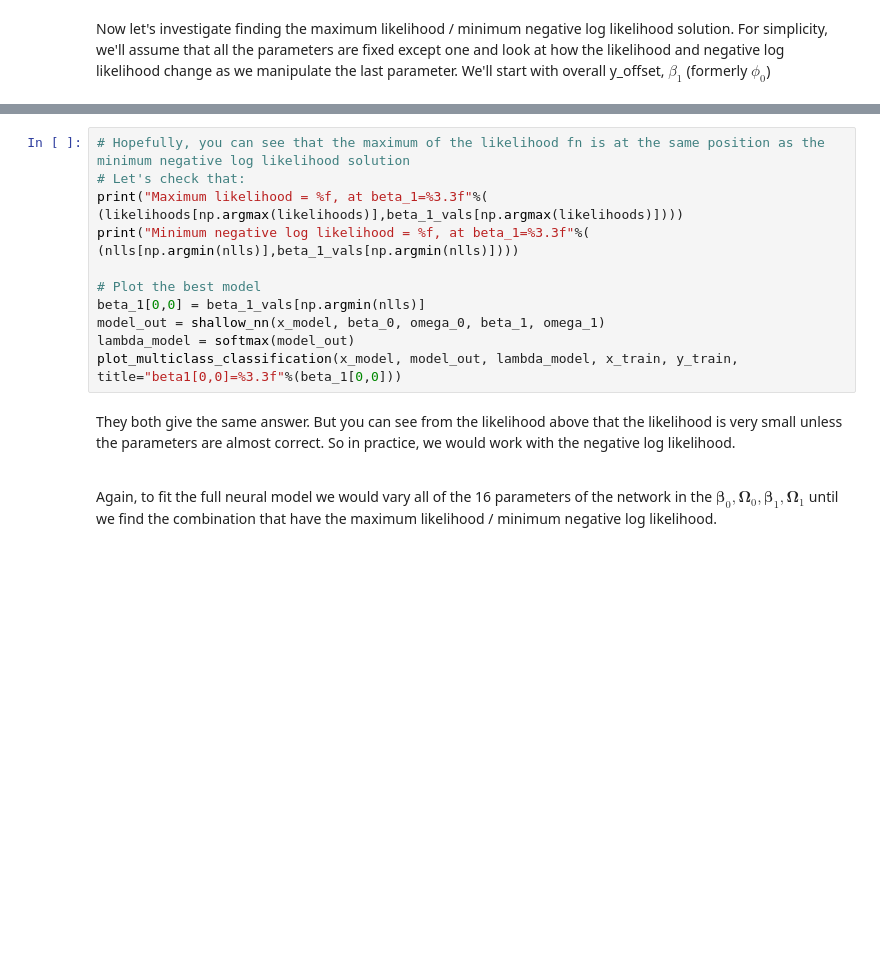
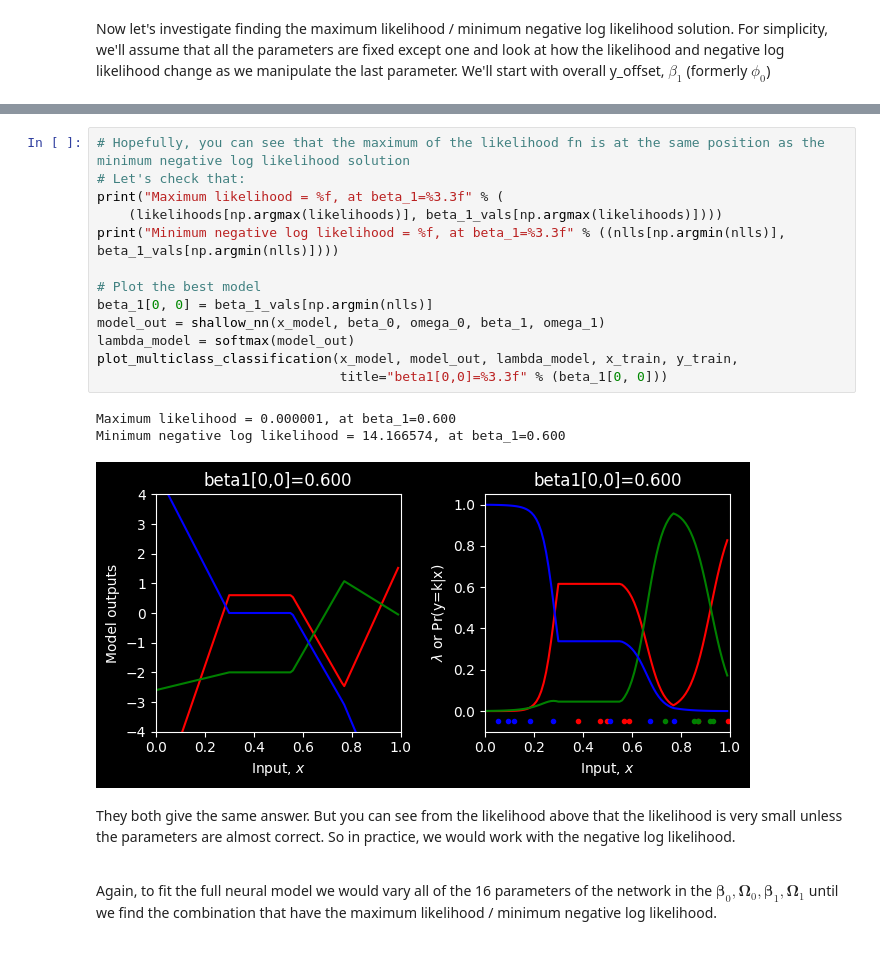
Before and after one commit to Renef13/aula7_notebooks_FuncaoLoss, a Jupyter notebook: Aula7_3_Multiclass_Cross_entropy_Loss.ipynb, the cells around one changed output, grey strips where cells are left out. Saved outputs shown, nothing was run; the diff lists cells and outputs as text; blank space fills up the shorter version.

```diff
--- a/Aula7_3_Multiclass_Cross_entropy_Loss.ipynb
+++ b/Aula7_3_Multiclass_Cross_entropy_Loss.ipynb
@@ -240,14 +283,20 @@ plt.show()
 # %%
 # Hopefully, you can see that the maximum of the likelihood fn is at the same position as the minimum negative log likelihood solution
 # Let's check that:
-print("Maximum likelihood = %f, at beta_1=%3.3f"%( (likelihoods[np.argmax(likelihoods)],beta_1_vals[np.argmax(likelihoods)])))
-print("Minimum negative log likelihood = %f, at beta_1=%3.3f"%( (nlls[np.argmin(nlls)],beta_1_vals[np.argmin(nlls)])))
+print("Maximum likelihood = %f, at beta_1=%3.3f" % (
+    (likelihoods[np.argmax(likelihoods)], beta_1_vals[np.argmax(likelihoods)])))
+print("Minimum negative log likelihood = %f, at beta_1=%3.3f" % ((nlls[np.argmin(nlls)], beta_1_vals[np.argmin(nlls)])))
 
 # Plot the best model
-beta_1[0,0] = beta_1_vals[np.argmin(nlls)]
+beta_1[0, 0] = beta_1_vals[np.argmin(nlls)]
 model_out = shallow_nn(x_model, beta_0, omega_0, beta_1, omega_1)
 lambda_model = softmax(model_out)
-plot_multiclass_classification(x_model, model_out, lambda_model, x_train, y_train, title="beta1[0,0]=%3.3f"%(beta_1[0,0]))
+plot_multiclass_classification(x_model, model_out, lambda_model, x_train, y_train,
+                               title="beta1[0,0]=%3.3f" % (beta_1[0, 0]))
+# %% [output]
+Maximum likelihood = 0.000001, at beta_1=0.600
+Minimum negative log likelihood = 14.166574, at beta_1=0.600
+[figure, added]
 # %% [markdown]
 They both give the same answer. But you can see from the likelihood above that the likelihood is very small unless the parameters are almost correct.  So in practice, we would work with the negative log likelihood.<br><br>
 
```
Also changed, not shown: parts of 14 cells of this notebook.
